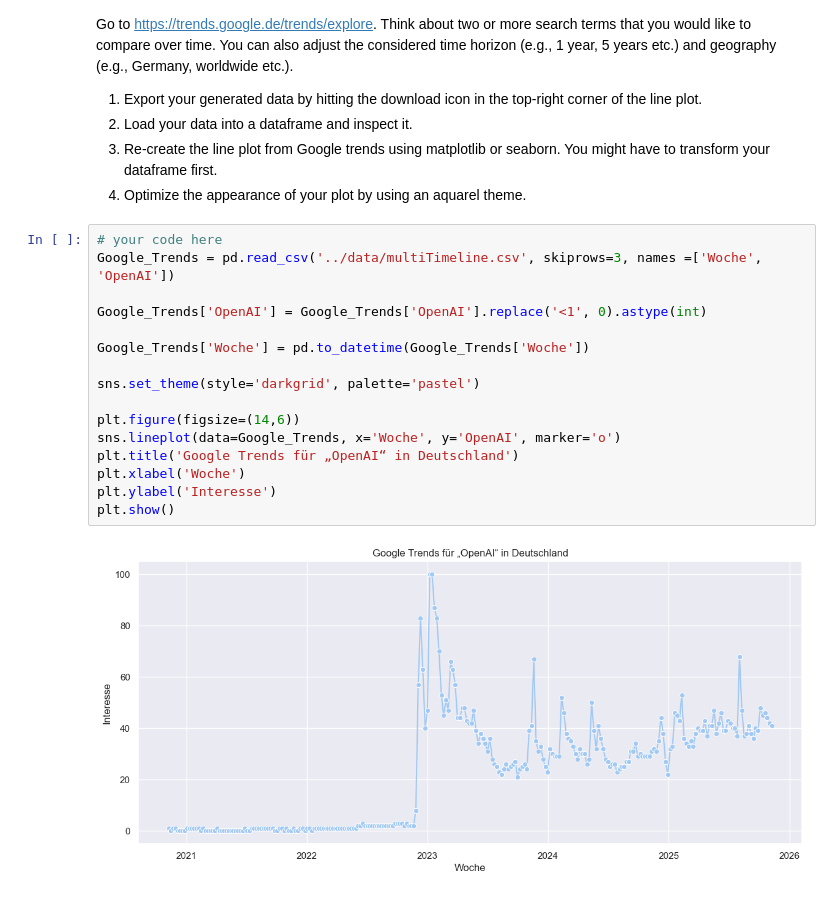
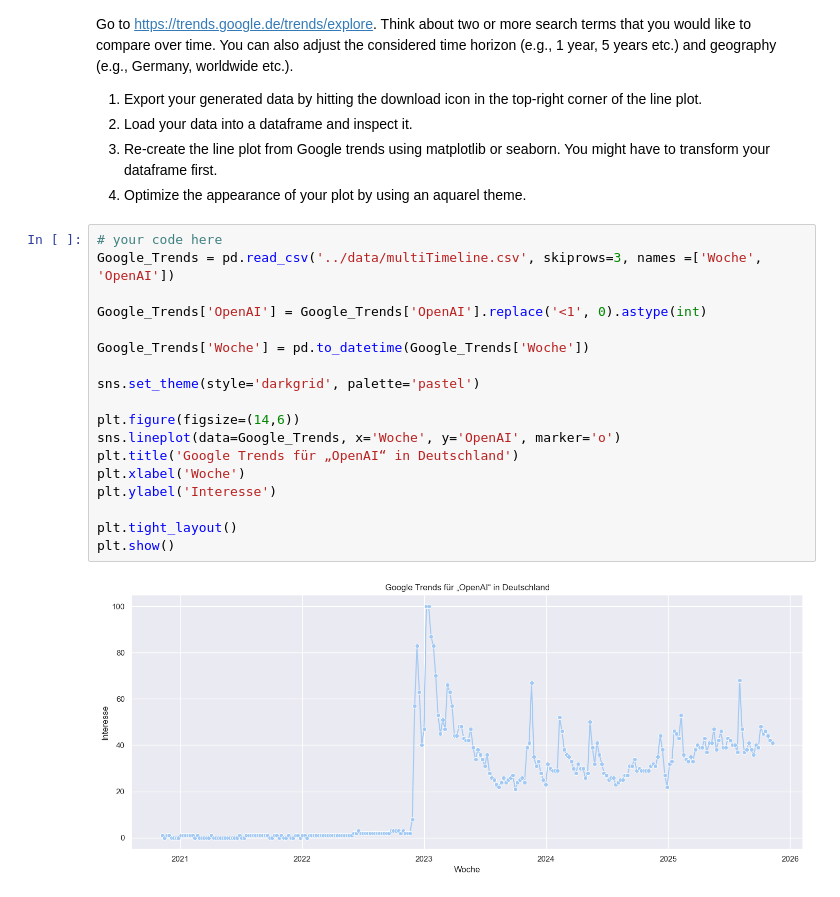
Before and after one commit to mrogache/AA_2025, a Jupyter notebook: Workshop_04/W4_coding_challenge_pre.ipynb, the cells around one changed output. Cells and saved outputs as stored; diff of their text form.

```diff
--- a/Workshop_04/W4_coding_challenge_pre.ipynb
+++ b/Workshop_04/W4_coding_challenge_pre.ipynb
@@ -92,18 +92,20 @@ Go to https://trends.google.de/trends/explore. Think about two or more search te
 # %%
 # your code here
 Google_Trends = pd.read_csv('../data/multiTimeline.csv', skiprows=3, names =['Woche', 'OpenAI'])
 
 Google_Trends['OpenAI'] = Google_Trends['OpenAI'].replace('<1', 0).astype(int)
 
 Google_Trends['Woche'] = pd.to_datetime(Google_Trends['Woche'])
 
 sns.set_theme(style='darkgrid', palette='pastel')
 
 plt.figure(figsize=(14,6))
 sns.lineplot(data=Google_Trends, x='Woche', y='OpenAI', marker='o')
 plt.title('Google Trends für „OpenAI“ in Deutschland')
 plt.xlabel('Woche')
 plt.ylabel('Interesse')
+
+plt.tight_layout()
 plt.show()
 # %% [output]
-[figure, old version]
+[figure, new version]
```
